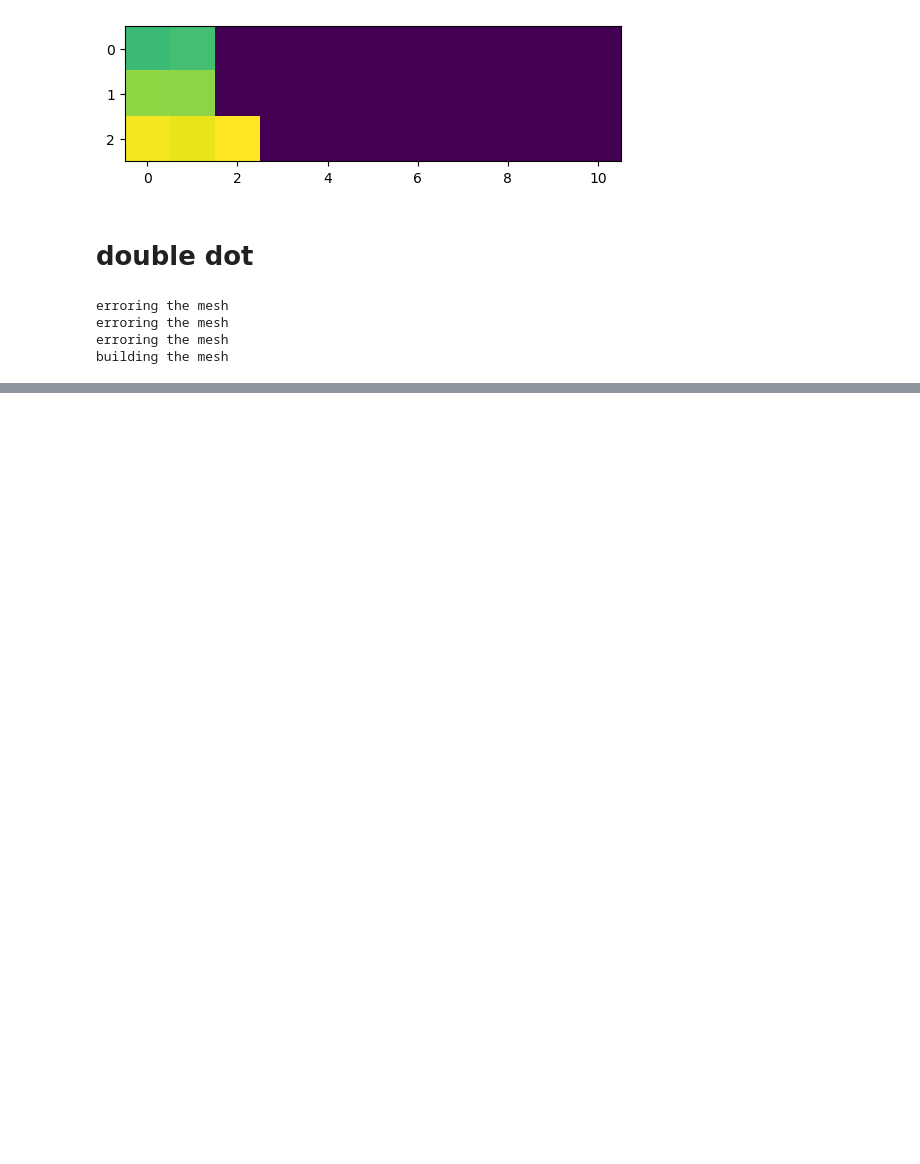
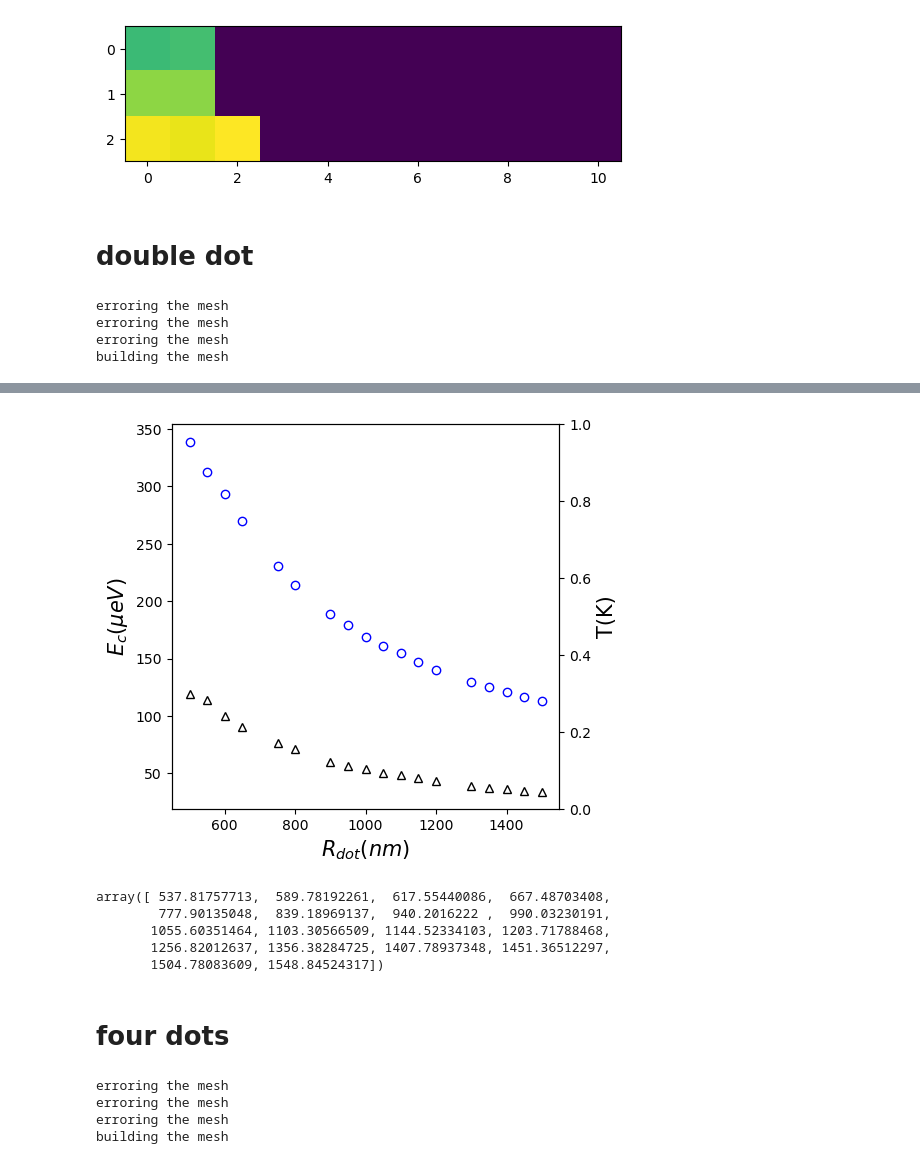
Before and after one commit to BingchengSuo/PYVA, a Jupyter notebook: measurements.ipynb, the cells around one changed output, grey strips where cells are left out. Drawn from its saved outputs; the diff is of its cells as text; code cells hidden in the pictures; blank space fills up the shorter version.

```diff
--- a/measurements.ipynb
+++ b/measurements.ipynb
@@ -218,0 +220,27 @@ len(dotarr)
+# %%
+E_cii = (1.6e-19)**2 * (cii / (cii**2 - cij**2)) *1e18 * 6.242e18 * 1e6
+E_cij = (1.6e-19)**2 * (abs(cij) / (cii**2 - cij**2)) *1e18 * 6.242e18 * 1e6
+
+
+fig, ax1 = plt.subplots(figsize=(5,5))
+ax1.plot(dotarr, E_cii,'o',color = 'blue', markerfacecolor='none')
+ax1.plot(dotarr, E_cij,'^',color = 'black', markerfacecolor='none')
+ax1.set_ylabel(r'$E_c (\mu eV)$', fontsize = 15)
+ax1.set_xlabel(r'$R_{dot}(nm)$', fontsize = 15)
+ax2 = ax1.twinx()
+#ax2.plot(dotarr, E_cij / 86, 'o',color = 'blue', markerfacecolor='none')
+ax2.set_ylabel('T(K)', fontsize = 15)
+
+plt.savefig('RRR', dpi=500, bbox_inches='tight')
+# %% [output]
+[figure, added]
+# %%
+cii
+# %% [output]
+array([ 537.81757713,  589.78192261,  617.55440086,  667.48703408,
+        777.90135048,  839.18969137,  940.2016222 ,  990.03230191,
+       1055.60351464, 1103.30566509, 1144.52334103, 1203.71788468,
+       1256.82012637, 1356.38284725, 1407.78937348, 1451.36512297,
+       1504.78083609, 1548.84524317])
+# %% [markdown]
+# four dots
@@ -218,0 +279,18 @@ len(dotarr)
+# %%
+N = 21
+dotarr = np.linspace(1000, 3000, N)
+ci = np.zeros((N, 4,4))
+for i,dot in enumerate(dotarr):
+    try:
+        config.dots_sep = dot
+        pygds.gdsBuilder().build()
+        pymph.build()
+        pymph.study()
+        ci[i,:,:] = config.cmatrix * 1e18
+    except:
+        print('error')
+# %% [output]
+erroring the mesh
+erroring the mesh
+erroring the mesh
+building the mesh
```
Also changed, not shown: parts of 8 cells of this notebook, 22 other files.
